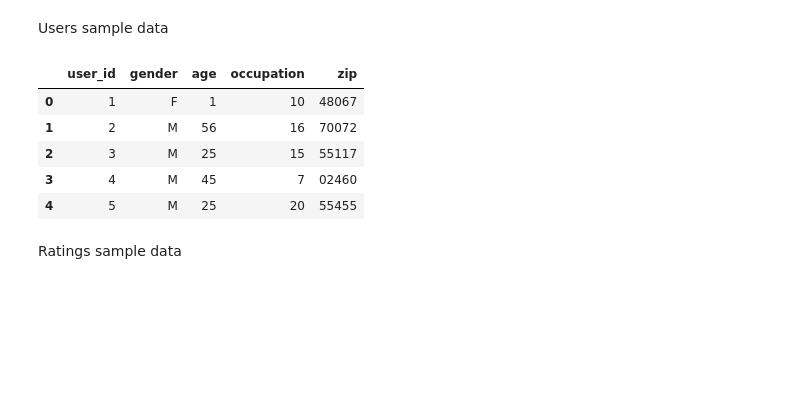
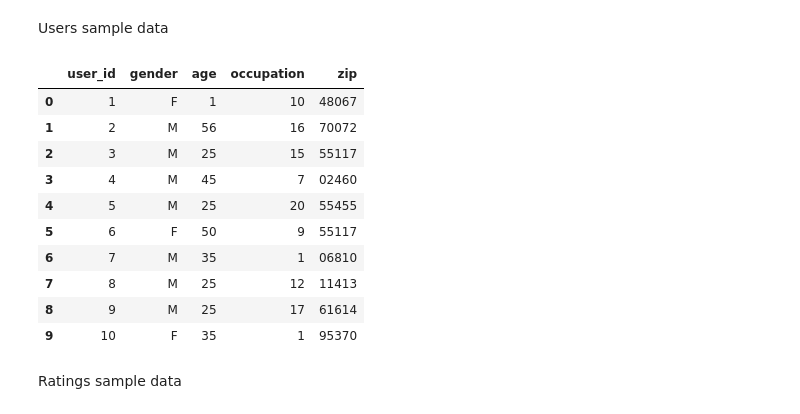
Before and after one commit to Code-with-jaycee/Python-for-data-Analysis-By-Wes-McKinney, a Jupyter notebook: main.ipynb, the cells around one changed output. Cells and saved outputs as stored; diff of their text form; code cells hidden in the pictures; blank space fills up the shorter version.

```diff
--- a/main.ipynb
+++ b/main.ipynb
@@ -17,14 +17,19 @@ movies = pd.read_table('Data/movies.dat', sep="::", header=None, engine='python'
 # %% [markdown]
 Users sample data
 # %%
-users.head()
+users.head(10)
 # %% [output]
 |  | user_id | gender | age | occupation | zip |
 | 0 | 1 | F | 1 | 10 | 48067 |
 | 1 | 2 | M | 56 | 16 | 70072 |
 | 2 | 3 | M | 25 | 15 | 55117 |
 | 3 | 4 | M | 45 | 7 | 02460 |
 | 4 | 5 | M | 25 | 20 | 55455 |
+| 5 | 6 | F | 50 | 9 | 55117 |
+| 6 | 7 | M | 35 | 1 | 06810 |
+| 7 | 8 | M | 25 | 12 | 11413 |
+| 8 | 9 | M | 25 | 17 | 61614 |
+| 9 | 10 | F | 35 | 1 | 95370 |
 # %% [markdown]
 Ratings sample data
 # %%
```
Also changed, not shown: parts of 9 cells of this notebook.
